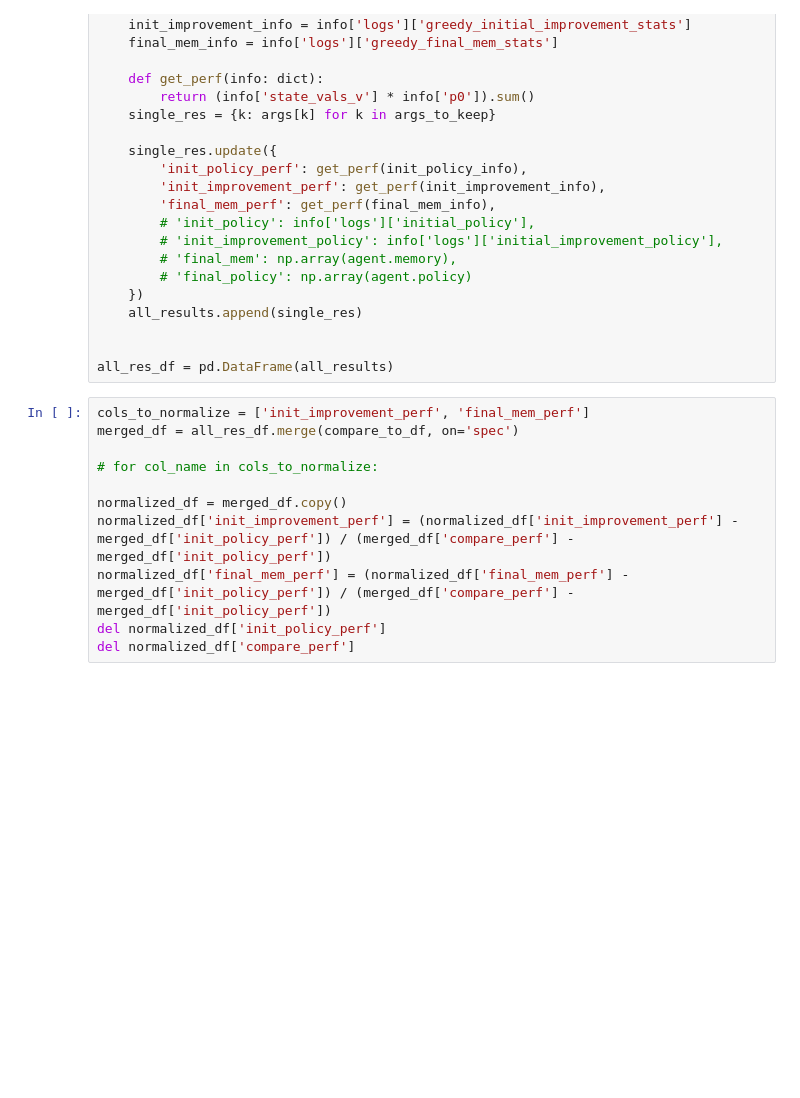
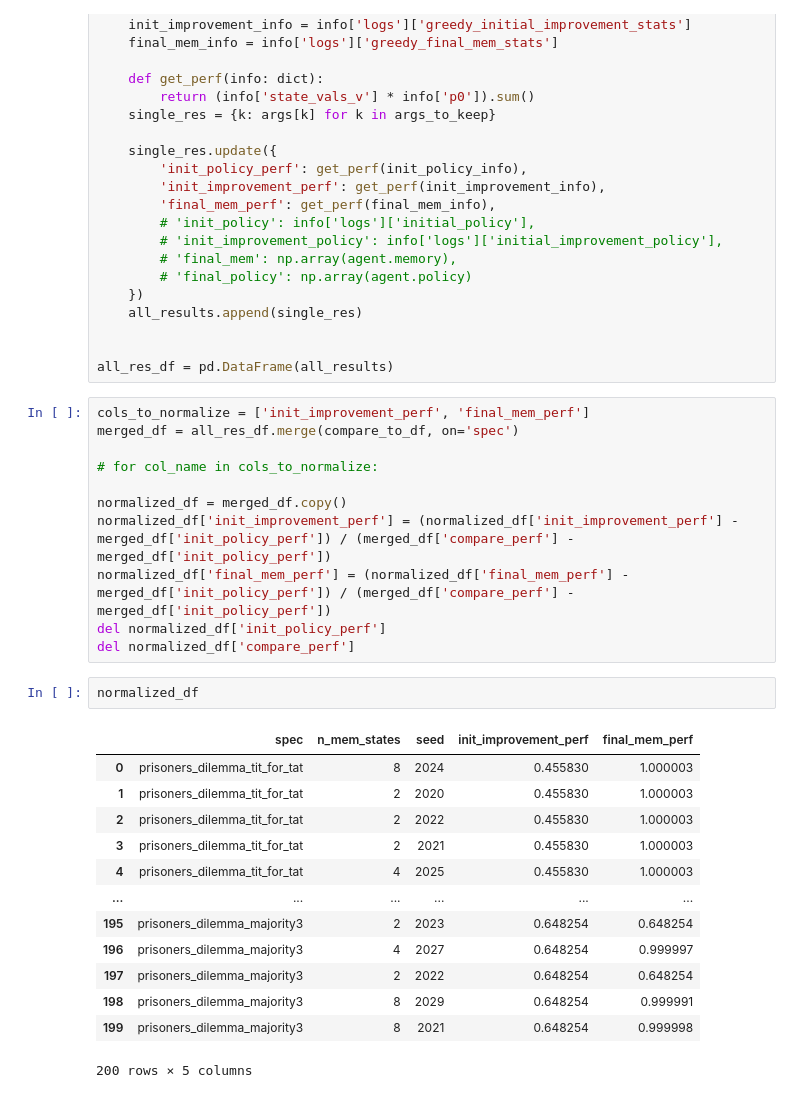
Before and after one commit to taodav/grl, a Jupyter notebook: scripts/plotting/mi_performance.ipynb, the cells around one changed output. Cells and saved outputs as stored; diff of their text form; blank space fills up the shorter version.

```diff
--- a/scripts/plotting/mi_performance.ipynb
+++ b/scripts/plotting/mi_performance.ipynb
@@ -136,6 +136,22 @@ normalized_df['init_improvement_perf'] = (normalized_df['init_improvement_perf']
 normalized_df['final_mem_perf'] = (normalized_df['final_mem_perf'] - merged_df['init_policy_perf']) / (merged_df['compare_perf'] - merged_df['init_policy_perf'])
 del normalized_df['init_policy_perf']
 del normalized_df['compare_perf']
+# %%
+normalized_df
+# %% [output]
+|  | spec | n_mem_states | seed | init_improvement_perf | final_mem_perf |
+| 0 | prisoners_dilemma_tit_for_tat | 8 | 2024 | 0.455830 | 1.000003 |
+| 1 | prisoners_dilemma_tit_for_tat | 2 | 2020 | 0.455830 | 1.000003 |
+| 2 | prisoners_dilemma_tit_for_tat | 2 | 2022 | 0.455830 | 1.000003 |
+| 3 | prisoners_dilemma_tit_for_tat | 2 | 2021 | 0.455830 | 1.000003 |
+| 4 | prisoners_dilemma_tit_for_tat | 4 | 2025 | 0.455830 | 1.000003 |
+| ... | ... | ... | ... | ... | ... |
+| 195 | prisoners_dilemma_majority3 | 2 | 2023 | 0.648254 | 0.648254 |
+| 196 | prisoners_dilemma_majority3 | 4 | 2027 | 0.648254 | 0.999997 |
+| 197 | prisoners_dilemma_majority3 | 2 | 2022 | 0.648254 | 0.648254 |
+| 198 | prisoners_dilemma_majority3 | 8 | 2029 | 0.648254 | 0.999991 |
+| 199 | prisoners_dilemma_majority3 | 8 | 2021 | 0.648254 | 0.999998 |
+200 rows × 5 columns
 # %%
 def maybe_spec_map(id: str):
     spec_map = {
```
Also changed, not shown: parts of 4 cells of this notebook, 2 other files.
